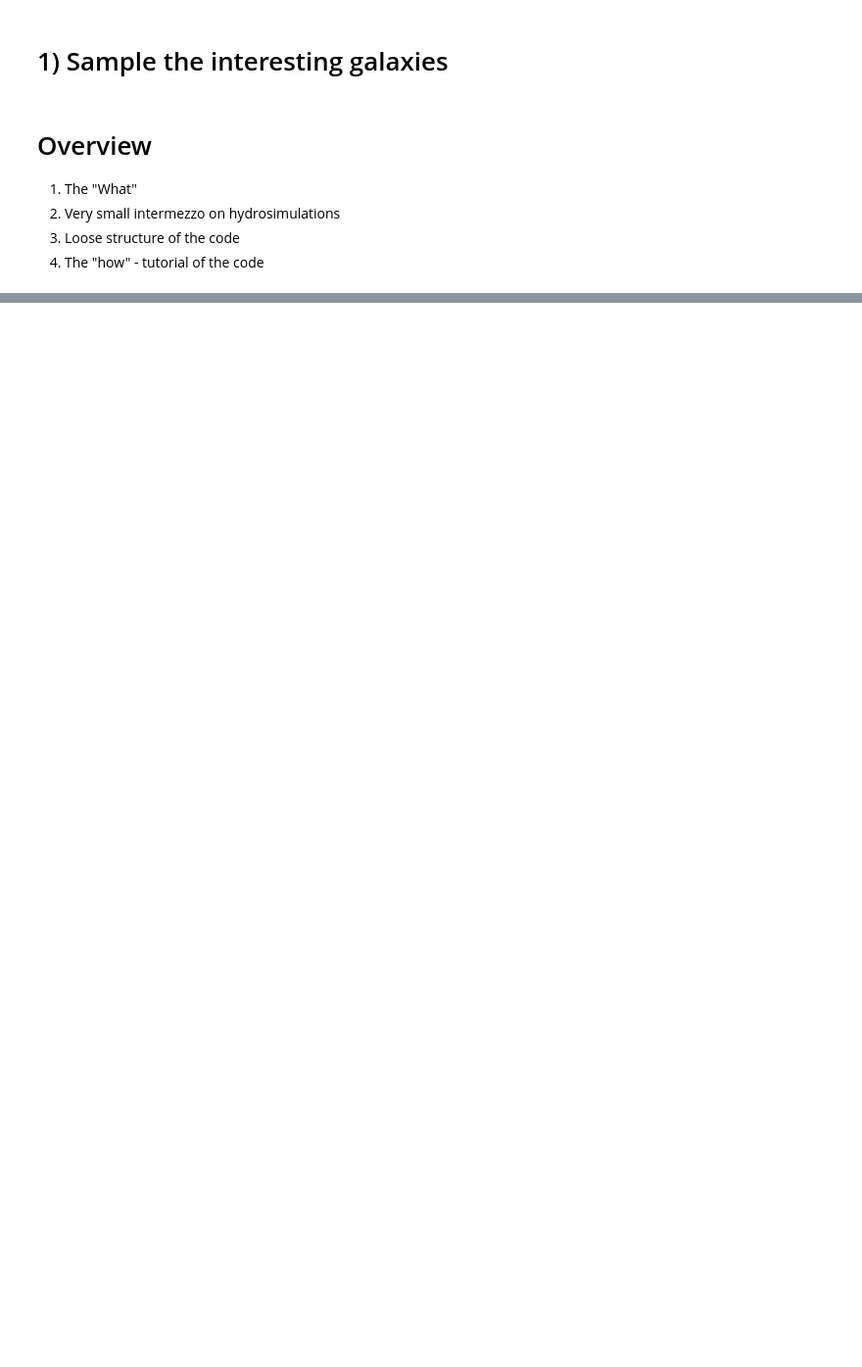
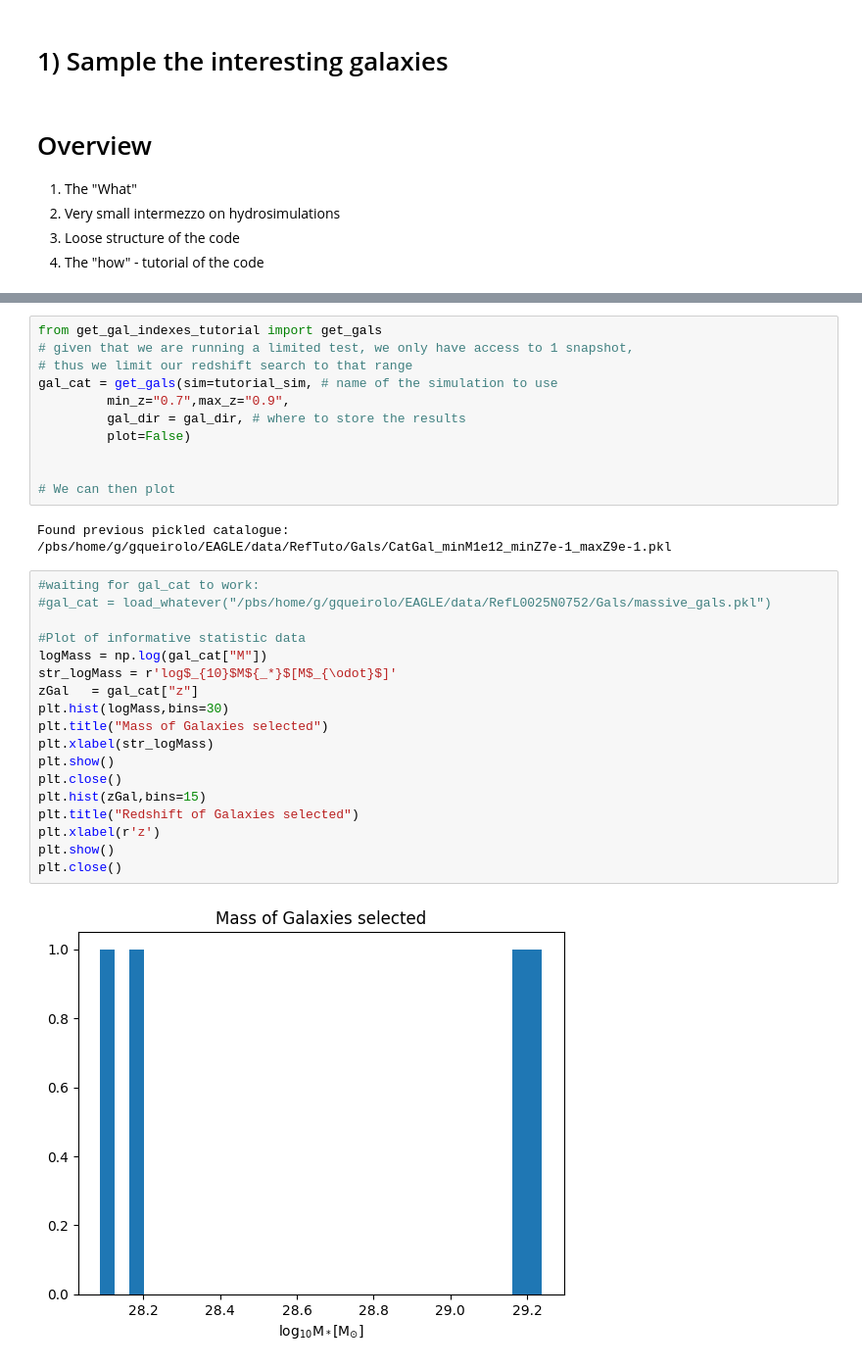
Before and after one commit to GiacomoQueirolo/EAGLE_Lensing, a Jupyter notebook: Tutorial.ipynb, the cells around one changed output, grey strips where cells are left out. Shown at 98% size. Drawn from its saved outputs; the diff is of its cells as text; blank space fills up the shorter version.

Commit message:
tutorial (WIP)

```diff
--- a/Tutorial.ipynb
+++ b/Tutorial.ipynb
@@ -78,0 +94,34 @@ Note also that these computation of Einstein angle are approximate, since we are
+# %%
+from get_gal_indexes_tutorial import get_gals
+# given that we are running a limited test, we only have access to 1 snapshot,
+# thus we limit our redshift search to that range
+gal_cat = get_gals(sim=tutorial_sim, # name of the simulation to use
+         min_z="0.7",max_z="0.9",
+         gal_dir = gal_dir, # where to store the results
+         plot=False)
+
+
+# We can then plot
+# %% [output]
+Found previous pickled catalogue:
+/pbs/home/g/gqueirolo/EAGLE/data/RefTuto/Gals/CatGal_minM1e12_minZ7e-1_maxZ9e-1.pkl
+# %%
+#waiting for gal_cat to work:
+#gal_cat = load_whatever("/pbs/home/g/gqueirolo/EAGLE/data/RefL0025N0752/Gals/massive_gals.pkl")
+
+#Plot of informative statistic data
+logMass = np.log(gal_cat["M"])
+str_logMass = r'log$_{10}$M${_*}$[M$_{\odot}$]'
+zGal   = gal_cat["z"]
+plt.hist(logMass,bins=30)
+plt.title("Mass of Galaxies selected")
+plt.xlabel(str_logMass)
+plt.show()
+plt.close()
+plt.hist(zGal,bins=15)
+plt.title("Redshift of Galaxies selected")
+plt.xlabel(r'z')
+plt.show()
+plt.close()
+# %% [output]
+[figure, added]
```
Also changed, not shown: parts of 23 cells of this notebook.
